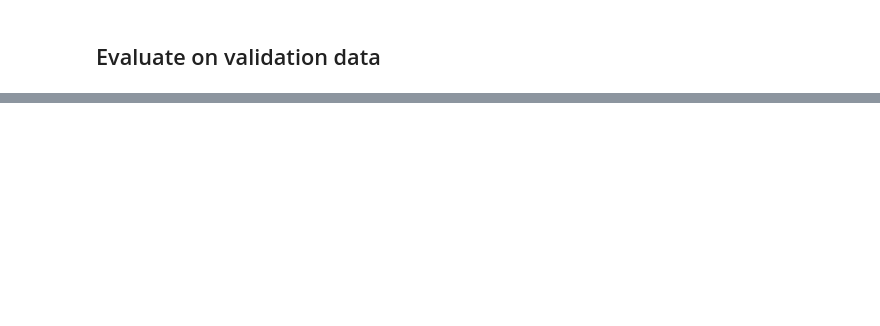
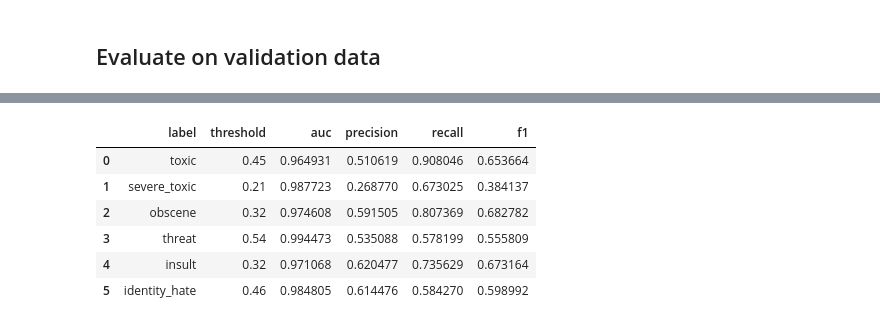
Before and after one commit to aadityane93/Toxic_Comments_Sentiment_Analysis, a Jupyter notebook: 4_Multi_Label_Tranfer_Learning.ipynb, the cells around one changed output, grey strips where cells are left out. Saved outputs shown, nothing was run; the diff lists cells and outputs as text; code cells hidden in the pictures; blank space fills up the shorter version.

```diff
--- a/4_Multi_Label_Tranfer_Learning.ipynb
+++ b/4_Multi_Label_Tranfer_Learning.ipynb
@@ -397,0 +500,16 @@ print(test_dataset.column_names)
+# %%
+# Get test predictions
+test_output = trainer.predict(test_dataset)
+
+test_logits = test_output.predictions
+test_labels_np = test_output.label_ids
+
+# Convert logits to probabilities
+test_probs = 1 / (1 + np.exp(-test_logits))
+
+# Create empty prediction array
+test_preds = np.zeros_like(test_probs)
+
+# Apply different threshold for each label
+for i, threshold in enumerate(best_thresholds):
+    test_preds[:, i] = (test_probs[:, i] >= threshold).astype(int)
@@ -397,0 +555,47 @@ print(test_dataset.column_names)
+# %%
+results = []
+
+for i, label in enumerate(target_cols):
+
+    precision = precision_score(
+        test_labels_np[:, i],
+        test_preds[:, i],
+        zero_division=0
+    )
+
+    recall = recall_score(
+        test_labels_np[:, i],
+        test_preds[:, i],
+        zero_division=0
+    )
+
+    f1 = f1_score(
+        test_labels_np[:, i],
+        test_preds[:, i],
+        zero_division=0
+    )
+
+    auc = roc_auc_score(
+        test_labels_np[:, i],
+        test_probs[:, i]
+    )
+
+    results.append({
+        "label": label,
+        "threshold": best_thresholds[i],
+        "auc": auc,
+        "precision": precision,
+        "recall": recall,
+        "f1": f1
+    })
+
+results_df = pd.DataFrame(results)
+results_df
+# %% [output]
+|  | label | threshold | auc | precision | recall | f1 |
+| 0 | toxic | 0.45 | 0.964931 | 0.510619 | 0.908046 | 0.653664 |
+| 1 | severe_toxic | 0.21 | 0.987723 | 0.268770 | 0.673025 | 0.384137 |
+| 2 | obscene | 0.32 | 0.974608 | 0.591505 | 0.807369 | 0.682782 |
+| 3 | threat | 0.54 | 0.994473 | 0.535088 | 0.578199 | 0.555809 |
+| 4 | insult | 0.32 | 0.971068 | 0.620477 | 0.735629 | 0.673164 |
+| 5 | identity_hate | 0.46 | 0.984805 | 0.614476 | 0.584270 | 0.598992 |
```
Also changed, not shown: parts of 12 cells of this notebook.
